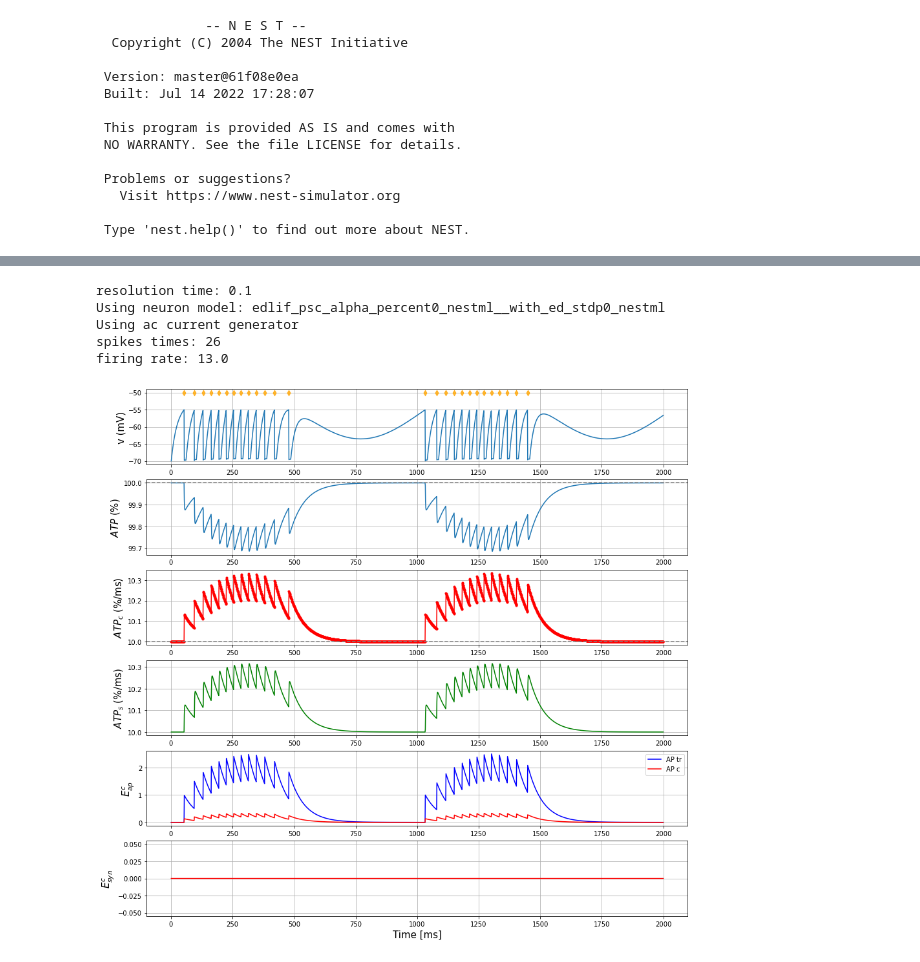
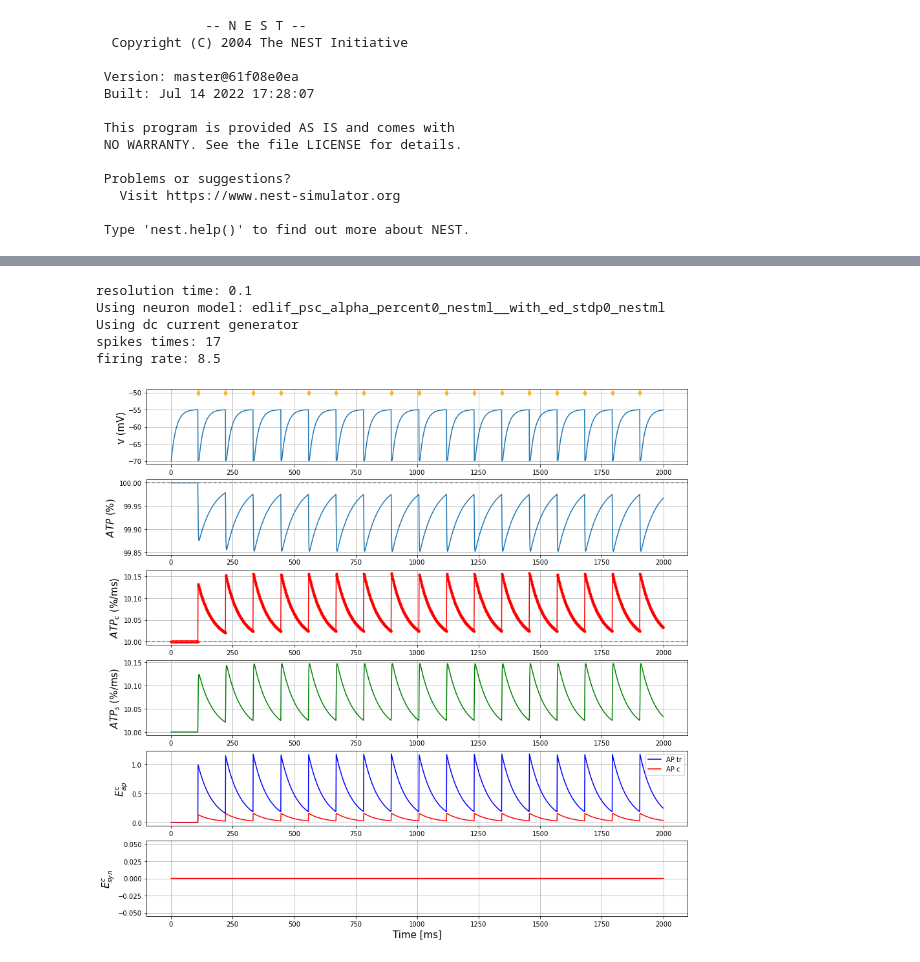
Before and after one commit to Wiss/nestml, a Jupyter notebook: ehp/edlif/EDLIF_one_neuron_example.ipynb, the cells around one changed output, grey strips where cells are left out. Saved outputs shown, nothing was run; the diff lists cells and outputs as text; code cells hidden in the pictures.

```diff
--- a/ehp/edlif/EDLIF_one_neuron_example.ipynb
+++ b/ehp/edlif/EDLIF_one_neuron_example.ipynb
@@ -81,7 +81,7 @@ neuron_model_name = neuron_model[neuron_id].split("/")[-1].split(".")[0]
 print(f"Using neuron model: {neuron_model_name}")
 
 # current generator
-gen = "ac" # dc o ac
+gen = "dc" # dc o ac
 print(f"Using {gen} current generator")
 
 neuron = nest.Create(neuron_model_name)
@@ -96,11 +96,11 @@ if gen == "":
 neuron.tau_m = 20 #20
 neuron.tau_syn_ex = 6
 neuron.tau_syn_in = 6
-neuron.C_m = 250 #250
-neuron.t_ref = 8 #2
+neuron.C_m = 450 #250
+neuron.t_ref = 4 #2
 # energy params
 neuron.K_ATP = 1
-neuron.gamma = 30
+neuron.gamma = 20
 neuron.tau_ap = 60
 neuron.E_ap = 8
 neuron.E_rp = 5
@@ -123,7 +123,7 @@ nest.Connect(voltmeter, neuron)
 
 if gen == "dc":
     cgs = nest.Create('dc_generator')
-    cgs.set({"amplitude": 188})
+    cgs.set({"amplitude": 339})
 elif gen == "ac":
     cgs = nest.Create('ac_generator')
     cgs.set({"amplitude": 100})
@@ -151,37 +151,37 @@ ax[1].plot(voltmeter.get("events")["times"], voltmeter.get("events")["ATP"])
 ax[1].axhline(y=neuron.get("ATP_h"), c="gray", ls="--")
 #ax[1].set_ylim(100-0.2, 100.01)
 ax[2].plot(voltmeter.get("events")["times"], voltmeter.get("events")["ATP_c"], c="r", marker ='.')
 ax[2].axhline(y=neuron.get("ATP_basal"), c="gray", ls="--")
 ax[3].plot(voltmeter.get("events")["times"], voltmeter.get("events")["ATP_s"], c="g")
 ax[4].plot(voltmeter.get("events")["times"], voltmeter.get("events")["E_ap_tr"], c="b", label="AP tr")
 ax[4].plot(voltmeter.get("events")["times"], voltmeter.get("events")["E_ap_c"], c="r", label="AP c")
 #ax[4].set_ylim(0, 0.14)
 #ax[5].plot(voltmeter.get("events")["times"], voltmeter.get("events")["E_ap_tr2"], c="b")
 #ax[5].plot(voltmeter.get("events")["times"], voltmeter.get("events")["E_ap_der"], c="r")
 ax[5].plot(voltmeter.get("events")["times"], voltmeter.get("events")["E_syn_c"], c="r")
 ax[0].scatter(spike_times, -50 * np.ones_like(spike_times), marker="d", c="orange", alpha=.8, zorder=99)
 for _ax in ax:
     _ax.grid(True)
 ax[0].set_ylabel("v (mV)", fontsize=fontsize)
 ax[1].set_ylabel("$ATP$ (%)", fontsize=fontsize)
 ax[2].set_ylabel("$ATP_c$ (%/ms)", fontsize=fontsize)
 ax[3].set_ylabel("$ATP_s$ (%/ms)", fontsize=fontsize)
 ax[4].set_ylabel("$E_{ap}^{tr}$", fontsize=fontsize)
 ax[4].set_ylabel("$E_{ap}^{c}$", fontsize=fontsize)
 ax[5].set_ylabel("$E_{syn}^{c}$", fontsize=fontsize)
 ax[-1].set_xlabel("Time [ms]", fontsize=fontsize)
 ax[4].legend()
 fig.show()
 
 print(f'spikes times: {len(spike_times)}')
 print(f'firing rate: {len(spike_times)/simtime * 1000}')
 # %% [output]
 resolution time: 0.1
 Using neuron model: edlif_psc_alpha_percent0_nestml__with_ed_stdp0_nestml
-Using ac current generator
-spikes times: 26
-firing rate: 13.0
+Using dc current generator
+spikes times: 17
+firing rate: 8.5
-[figure, old version]
+[figure, new version]
 # %%
 fontsize = 15
 legend_fontsize = 14
```
Also changed, not shown: parts of 2 cells of this notebook, 1 other file.
